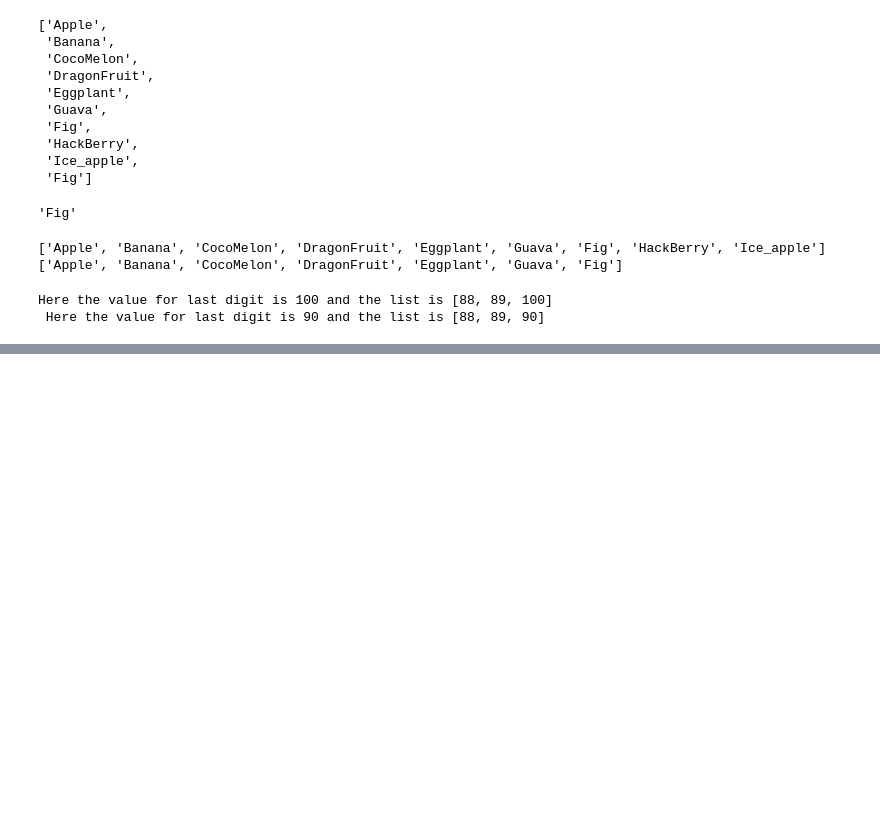
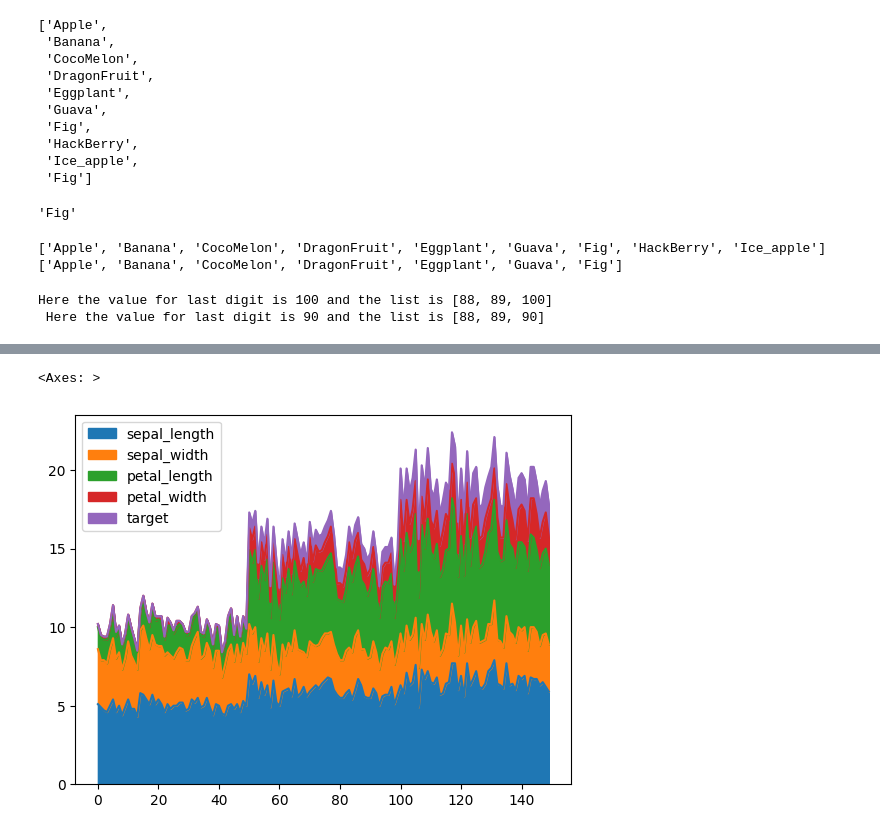
Before and after one commit to sayaanfrah/DSA_Python, a Jupyter notebook: first/second.ipynb, the cells around one changed output, grey strips where cells are left out. Saved outputs shown, nothing was run; the diff lists cells and outputs as text; code cells hidden in the pictures; blank space fills up the shorter version.

```diff
--- a/first/second.ipynb
+++ b/first/second.ipynb
@@ -169,0 +255,5 @@ Here the value for last digit is 100 and the list is [88, 89, 100]
+# %%
+df.plot.area()
+# %% [output]
+<Axes: >
+[figure, added]
```
Also changed, not shown: parts of 10 cells of this notebook.
